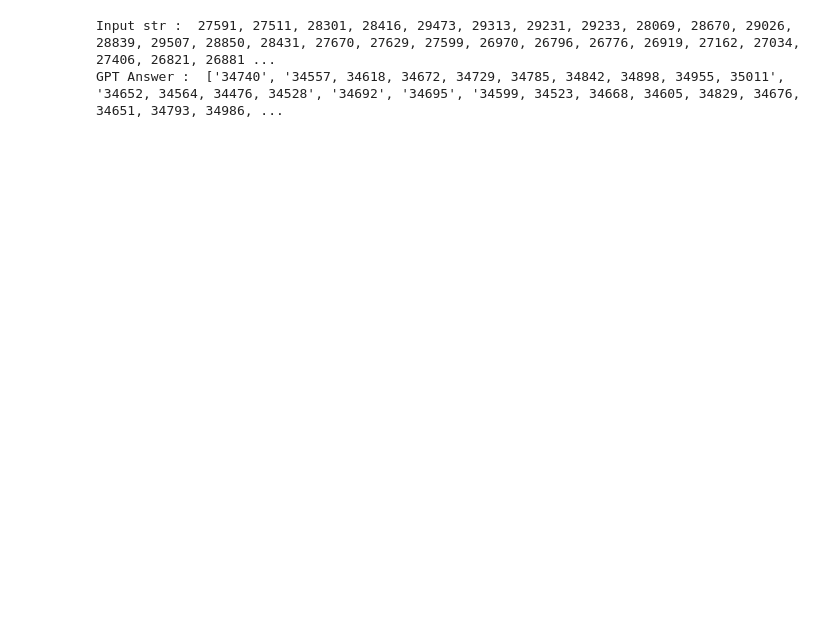
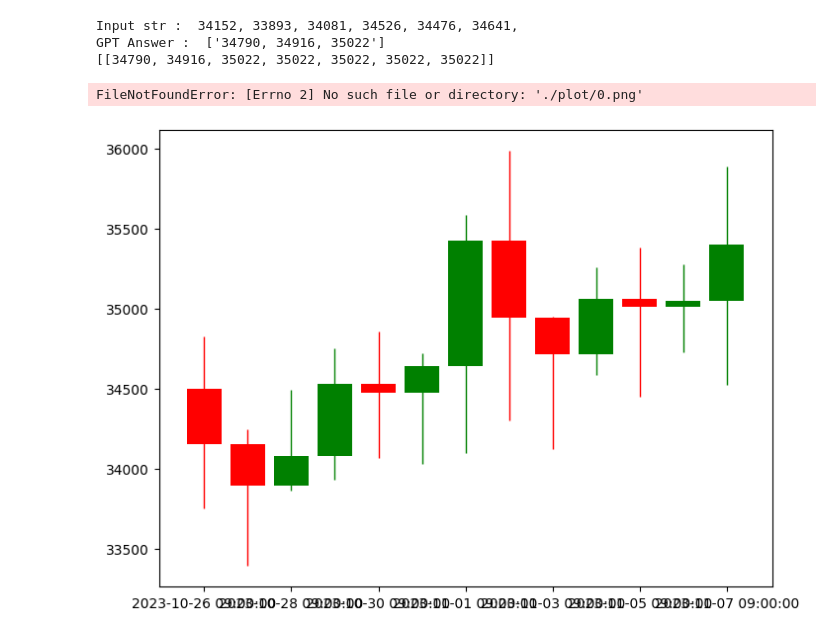
Before and after one commit to ZewiL08/LLM-sandbox, a Jupyter notebook: test.ipynb, the cells around one changed output. Drawn from its saved outputs; the diff is of its cells as text; code cells hidden in the pictures; blank space fills up the shorter version.

Commit message:
first plot, need to debug

```diff
--- a/test.ipynb
+++ b/test.ipynb
@@ -21,7 +23,7 @@ def request_gpt(input_str) :
                         {"role": "user", "content": extra_input + input_str}
                     ],
                 temperature=1.0,
-                n=2,
+                n=1,
             )
 
     list_response = [choice.message.content for choice in response.choices]
@@ -36,34 +71,63 @@ def str_convert(data) :
 # %%
 ending_predict_date = '2023-11-01'
 ending_dates = ['2023-11-04', '2023-11-06', '2023-11-08']
-
+index_save = 0
 
 
 for input_length in [6, 12, 24, 48, 96, 192] :
 
     ending_predict_date_num = datetime.strptime(ending_predict_date, '%Y-%m-%d')
     new_date = ending_predict_date_num - timedelta(days=input_length)
 
     start_date = new_date.strftime('%Y-%m-%d')
     end_date = ending_dates[-1]
 
     with open(f"datasets/BTC_Daily_ohlc.csv") as f:
         df = pd.read_csv(f, usecols=[0, 4], parse_dates=[0])
         mask = (df["date"] >= start_date) & (df["date"] <= end_date)
         df = df.loc[mask]
         df['close'] = df['close'].astype(float)
         series = pd.Series(df['close'].values, index=df['date'])
 
+        f.seek(0)
+        df_raw = pd.read_csv(f, parse_dates=[0])
+        df_raw = df_raw.loc[mask]
+
         splitpoint = input_length
         train = series.iloc[:splitpoint]
         test = series.iloc[splitpoint:]
 
     input_str = str_convert(train.values)
 
 
-print("Input str : ", input_str)
-list_response = request_gpt(input_str)
-print("GPT Answer : ", list_response)
+    print("Input str : ", input_str)
+    list_response = request_gpt(input_str)
+    print("GPT Answer : ", list_response)
+
+    dic_int_list = []
+    final_dic_int_list = []
+    for elt in list_response :
+        sub_chains = elt.split(',')
+        int_list = [int(sub_chain.strip()) for sub_chain in sub_chains]
+
+        dic_int_list.append(int_list)
+
+    for elt in dic_int_list :
+        if (len(elt) > 7) :
+            new_elt = elt[:7]
+        elif (len(elt) < 7) :
+            last_numb = elt[-1]
+            new_elt = elt
+            while (len(new_elt) < 7) :
+                new_elt.append(last_numb)
+        final_dic_int_list.append(new_elt)
+
+    print(final_dic_int_list)
+
+    plot_preds_candles(df_raw, train, test, final_dic_int_list, "gpt-4-vision-preview", show_samples=False, save_index = 0)
 # %% [output]
-Input str :  27591, 27511, 28301, 28416, 29473, 29313, 29231, 29233, 28069, 28670, 29026, 28839, 29507, 28850, 28431, 27670, 27629, 27599, 26970, 26796, 26776, 26919, 27162, 27034, 27406, 26821, 26881 ...
-GPT Answer :  ['34740', '34557, 34618, 34672, 34729, 34785, 34842, 34898, 34955, 35011', '34652, 34564, 34476, 34528', '34692', '34695', '34599, 34523, 34668, 34605, 34829, 34676, 34651, 34793, 34986, ...
+Input str :  34152, 33893, 34081, 34526, 34476, 34641,
+GPT Answer :  ['34790, 34916, 35022']
+[[34790, 34916, 35022, 35022, 35022, 35022, 35022]]
+FileNotFoundError: [Errno 2] No such file or directory: './plot/0.png'
+[figure, added]
```
Also changed, not shown: parts of 4 cells of this notebook.
